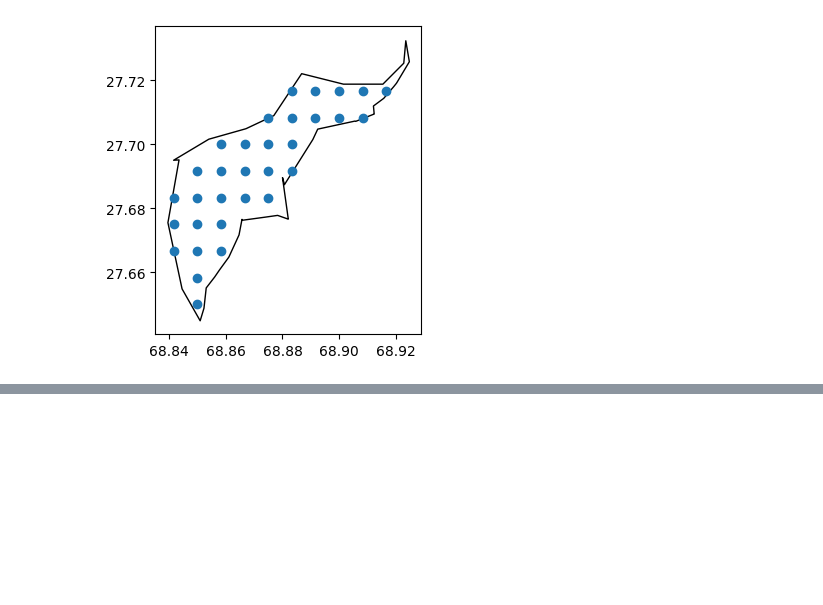
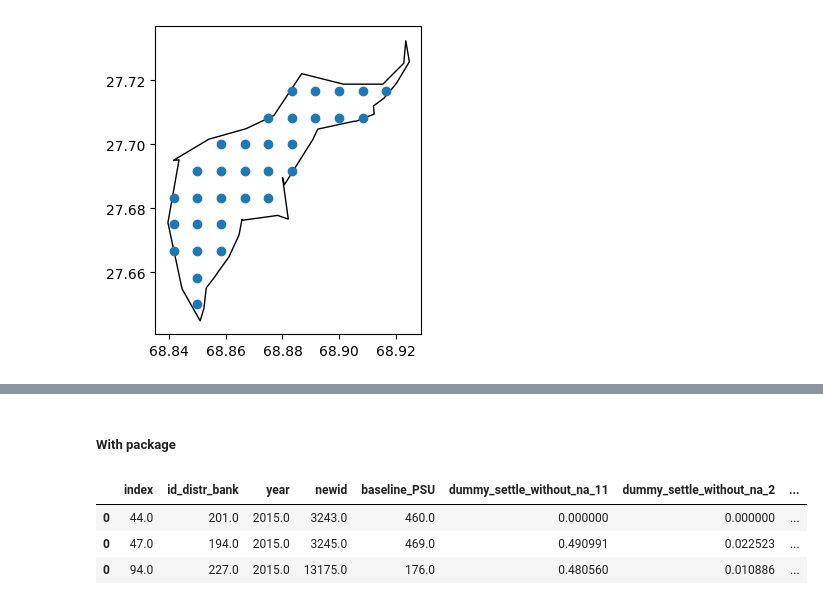
Before and after one commit to TJhon/python-raster-crop, a Jupyter notebook: notebooks/archive/crop.ipynb, the cells around one changed output, grey strips where cells are left out. Saved outputs shown, nothing was run; the diff lists cells and outputs as text; code cells hidden in the pictures; blank space fills up the shorter version.

```diff
--- a/notebooks/crop.ipynb
+++ b/notebooks/archive/crop.ipynb
@@ -128,0 +138,3 @@ df_cropped.plot(ax = ax)
+# %%
+raster_path = '../data/2_setlement/GHS_BUILT_C_MSZ_E2018_GLOBE_R2022A_54009_10_V1_0.tif'
+# raster = rio.open(raster_path)
@@ -128,0 +191,12 @@ df_cropped.plot(ax = ax)
+# %% [markdown]
+##### With package
+# %%
+sample_shp_1 = shp_data.sample(3, random_state=1)
+a, b= utils.get_metrics_setl(raster_path,  sample_shp_1)
+# %%
+b
+# %% [output]
+|  | index | id_distr_bank | year | newid | baseline_PSU | dummy_settle_without_na_11 | dummy_settle_without_na_2 | ... |
+| 0 | 44.0 | 201.0 | 2015.0 | 3243.0 | 460.0 | 0.000000 | 0.000000 | ... |
+| 0 | 47.0 | 194.0 | 2015.0 | 3245.0 | 469.0 | 0.490991 | 0.022523 | ... |
+| 0 | 94.0 | 227.0 | 2015.0 | 13175.0 | 176.0 | 0.480560 | 0.010886 | ... |
```
Also changed, not shown: parts of 12 cells of this notebook, 5 other files.
